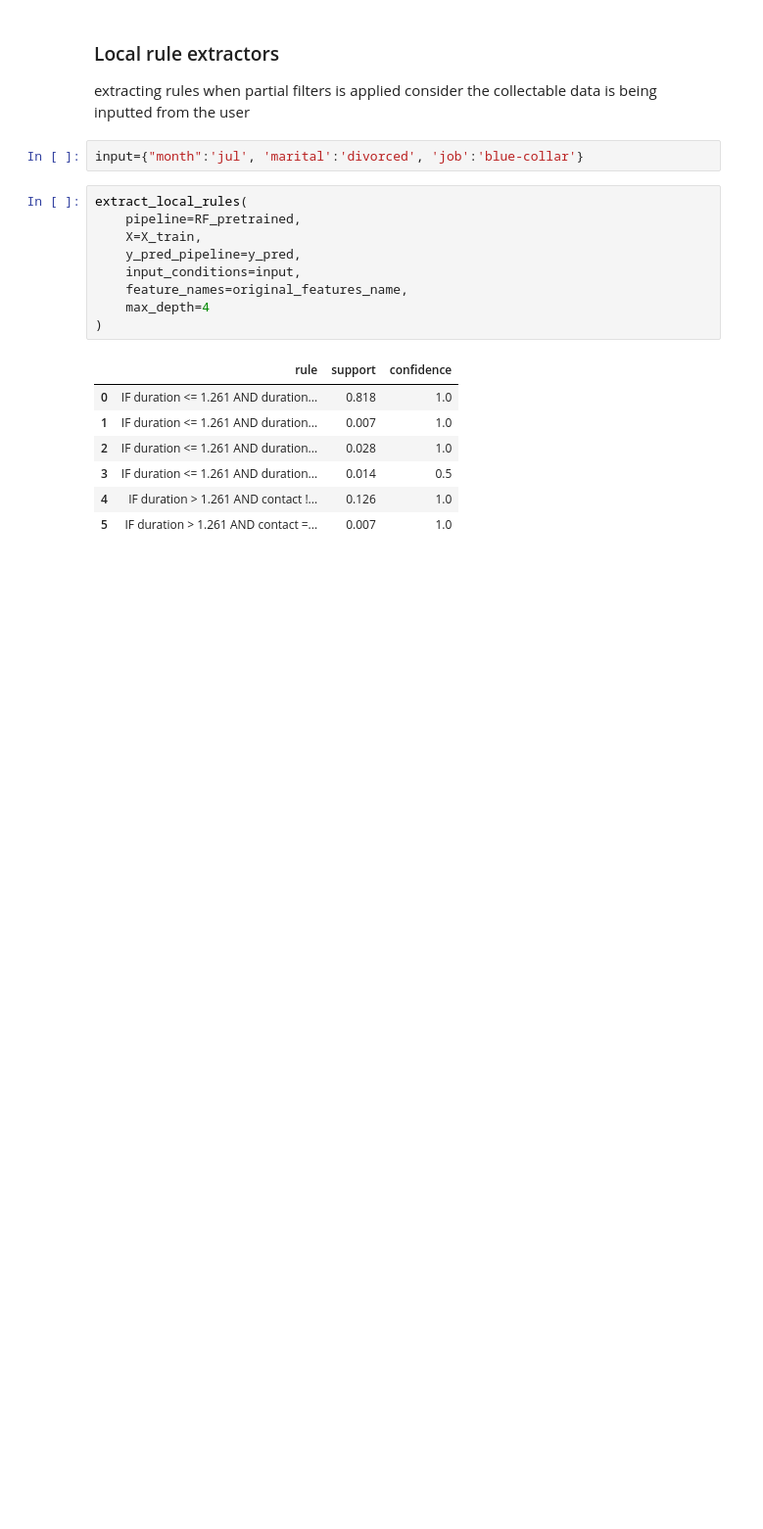
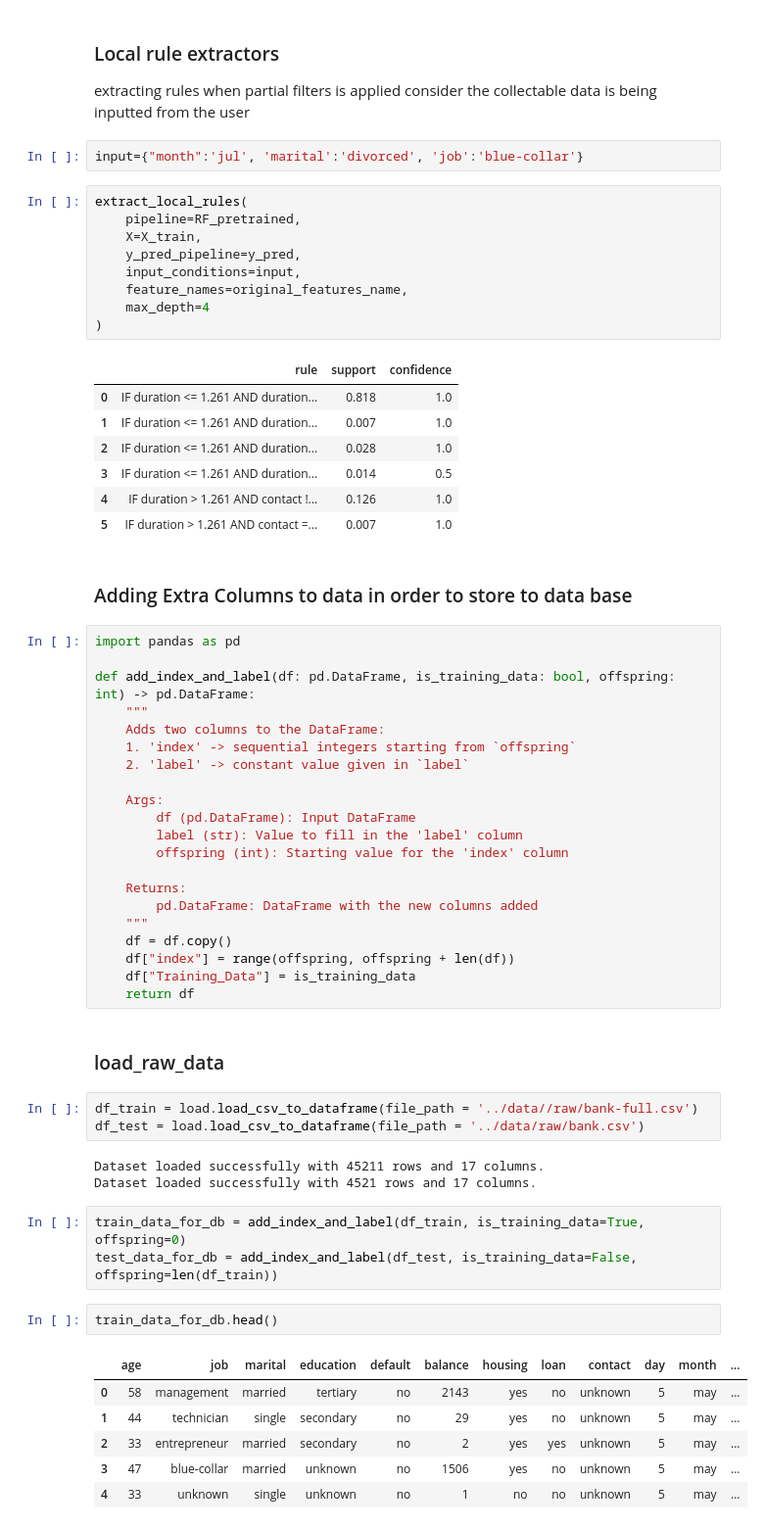
Before and after one commit to SoheilMehrizi/Decision-Support-System-for-Bank-telemarketing, a Jupyter notebook: notebooks/main.ipynb, the cells around one changed output. Shown: that part at 98% size. Cells and saved outputs as stored; diff of their text form; blank space fills up the shorter version.

```diff
--- a/notebooks/main.ipynb
+++ b/notebooks/main.ipynb
@@ -489,3 +502,46 @@ extract_local_rules(
 | 3 | IF duration <= 1.261 AND duration... | 0.014 | 0.5 |
 | 4 | IF duration > 1.261 AND contact !... | 0.126 | 1.0 |
 | 5 | IF duration > 1.261 AND contact =... | 0.007 | 1.0 |
+# %% [markdown]
+### Adding Extra Columns to data in order to store to data base
+# %%
+import pandas as pd
+
+def add_index_and_label(df: pd.DataFrame, is_training_data: bool, offspring: int) -> pd.DataFrame:
+    """
+    Adds two columns to the DataFrame:
+    1. 'index' -> sequential integers starting from `offspring`
+    2. 'label' -> constant value given in `label`
+
+    Args:
+        df (pd.DataFrame): Input DataFrame
+        label (str): Value to fill in the 'label' column
+        offspring (int): Starting value for the 'index' column
+
+    Returns:
+        pd.DataFrame: DataFrame with the new columns added
+    """
+    df = df.copy()
+    df["index"] = range(offspring, offspring + len(df))
+    df["Training_Data"] = is_training_data
+    return df
+# %% [markdown]
+### load_raw_data
+# %%
+df_train = load.load_csv_to_dataframe(file_path = '../data//raw/bank-full.csv')
+df_test = load.load_csv_to_dataframe(file_path = '../data/raw/bank.csv')
+# %% [output]
+Dataset loaded successfully with 45211 rows and 17 columns.
+Dataset loaded successfully with 4521 rows and 17 columns.
+# %%
+train_data_for_db = add_index_and_label(df_train, is_training_data=True, offspring=0)
+test_data_for_db = add_index_and_label(df_test, is_training_data=False, offspring=len(df_train))
+# %%
+train_data_for_db.head()
+# %% [output]
+|  | age | job | marital | education | default | balance | housing | loan | contact | day | month | ... |
+| 0 | 58 | management | married | tertiary | no | 2143 | yes | no | unknown | 5 | may | ... |
+| 1 | 44 | technician | single | secondary | no | 29 | yes | no | unknown | 5 | may | ... |
+| 2 | 33 | entrepreneur | married | secondary | no | 2 | yes | yes | unknown | 5 | may | ... |
+| 3 | 47 | blue-collar | married | unknown | no | 1506 | yes | no | unknown | 5 | may | ... |
+| 4 | 33 | unknown | single | unknown | no | 1 | no | no | unknown | 5 | may | ... |
```
Also changed, not shown: parts of 1 cell of this notebook, 33 other files.
